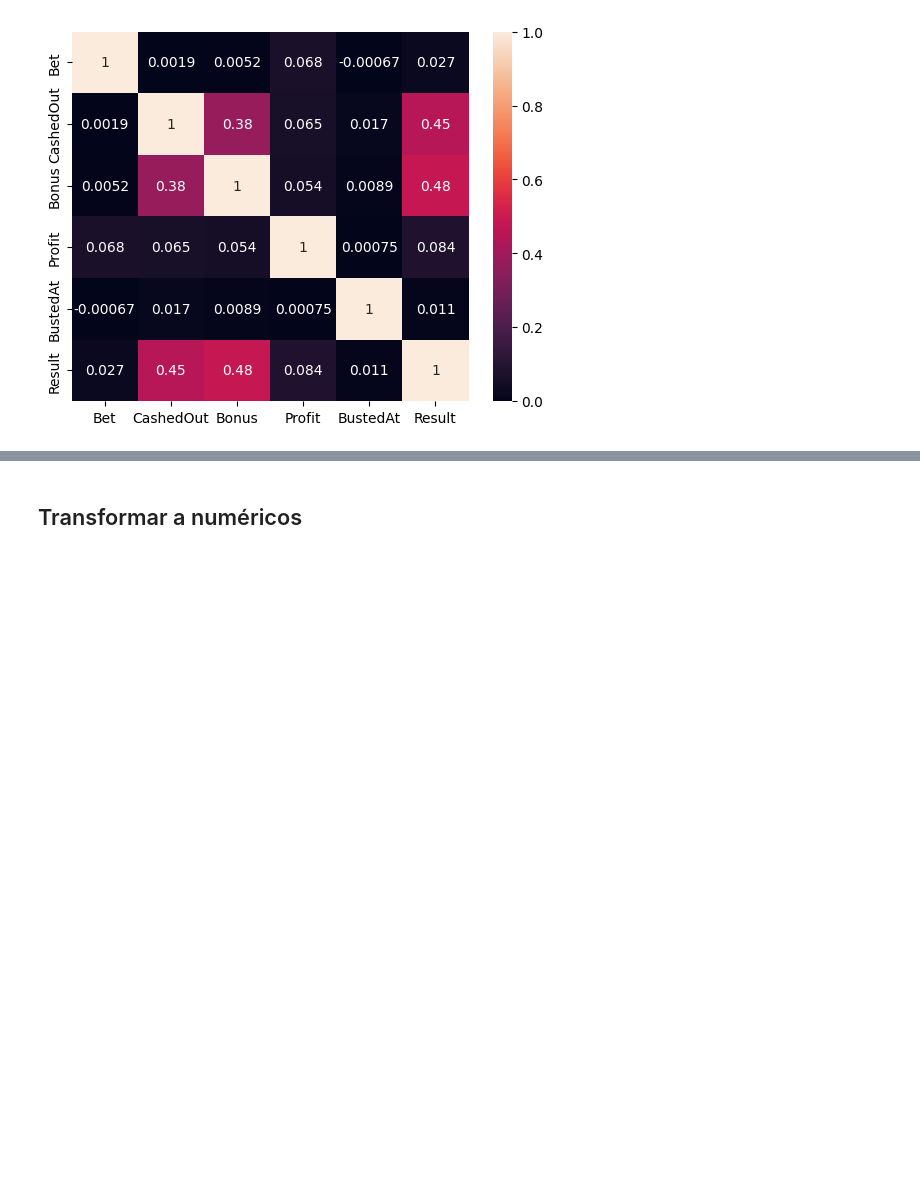
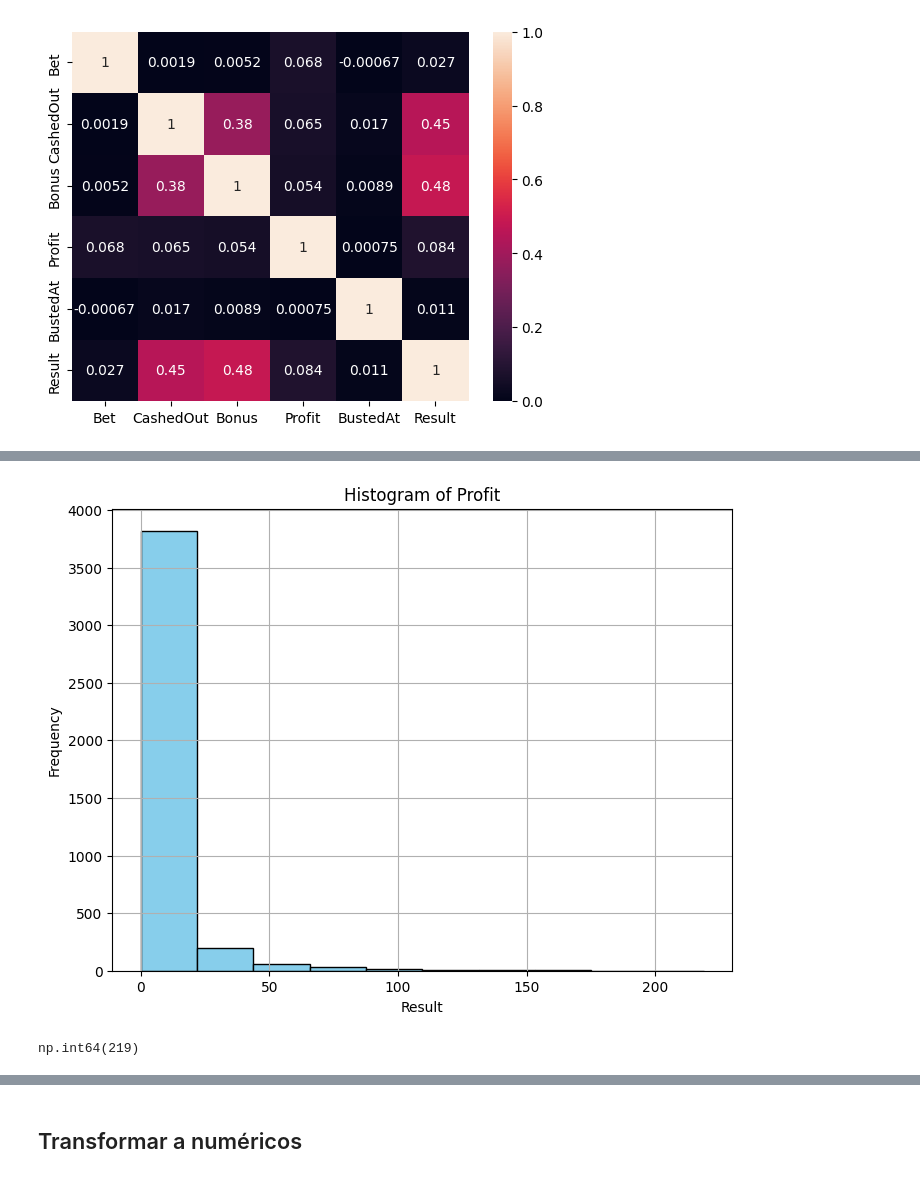
Before and after one commit to AndresEspinal/bustabit, a Jupyter notebook: notebooks/analisis_expl.ipynb, the cells around one changed output, grey strips where cells are left out. Drawn from its saved outputs; the diff is of its cells as text; code cells hidden in the pictures; blank space fills up the shorter version.

Commit message:
clusterización

```diff
--- a/notebooks/analisis_expl.ipynb
+++ b/notebooks/analisis_expl.ipynb
@@ -489,3 +489,6 @@ sns.heatmap(df_cuantitativos.corr(), annot=True)
 # %% [output]
 <Axes: >
 [figure]
+# %%
+clust_groupby=pd.merge(betdataset['Username'], df_cuantitativos, left_index=True, right_index=True, how='inner').rename(columns={'Username':'Usercode'})
+clust_groupby
@@ -491,0 +509,3 @@ sns.heatmap(df_cuantitativos.corr(), annot=True)
+# %%
+clustertest=clust_groupby.groupby('Usercode').agg({'Bet':'mean','CashedOut':'mean','Bonus':'mean','Profit':'sum','BustedAt':'mean','Result':'sum'}).reset_index()
+clustertest
@@ -491,0 +528,14 @@ sns.heatmap(df_cuantitativos.corr(), annot=True)
+# %%
+plt.figure(figsize=(8, 6))  # Tamaño del gráfico
+plt.hist(clustertest['Result'], bins=10, color='skyblue', edgecolor='black')  # Especificar número de bins y colores
+plt.xlabel('Result')  # Etiqueta del eje x
+plt.ylabel('Frequency')  # Etiqueta del eje y
+plt.title('Histogram of Profit')  # Título del gráfico
+plt.grid(True)  # Mostrar cuadrícula
+plt.show()  # Mostrar el gráfico
+# %% [output]
+[figure, added]
+# %%
+clustertest['Result'].max()
+# %% [output]
+np.int64(219)
```
Also changed, not shown: parts of 15 cells of this notebook, 1 other file.
